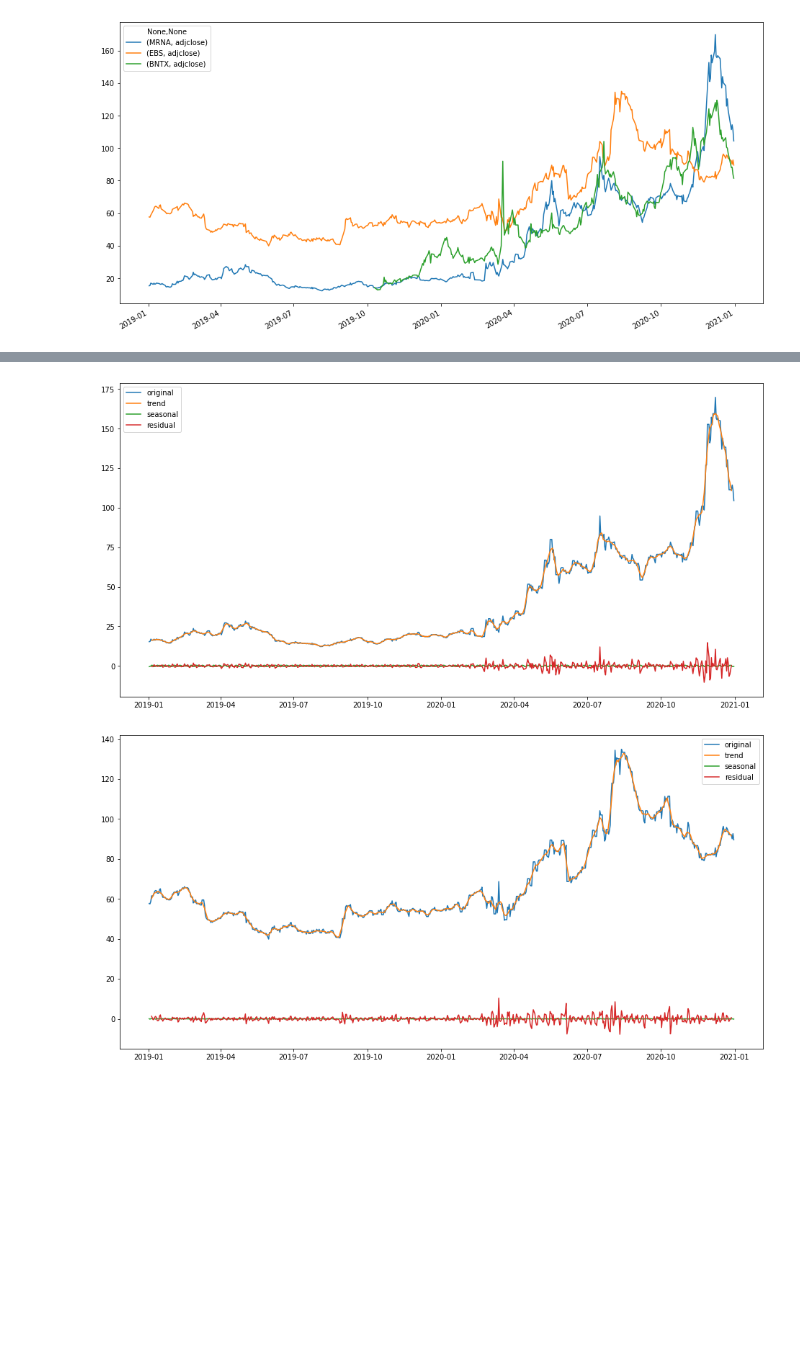
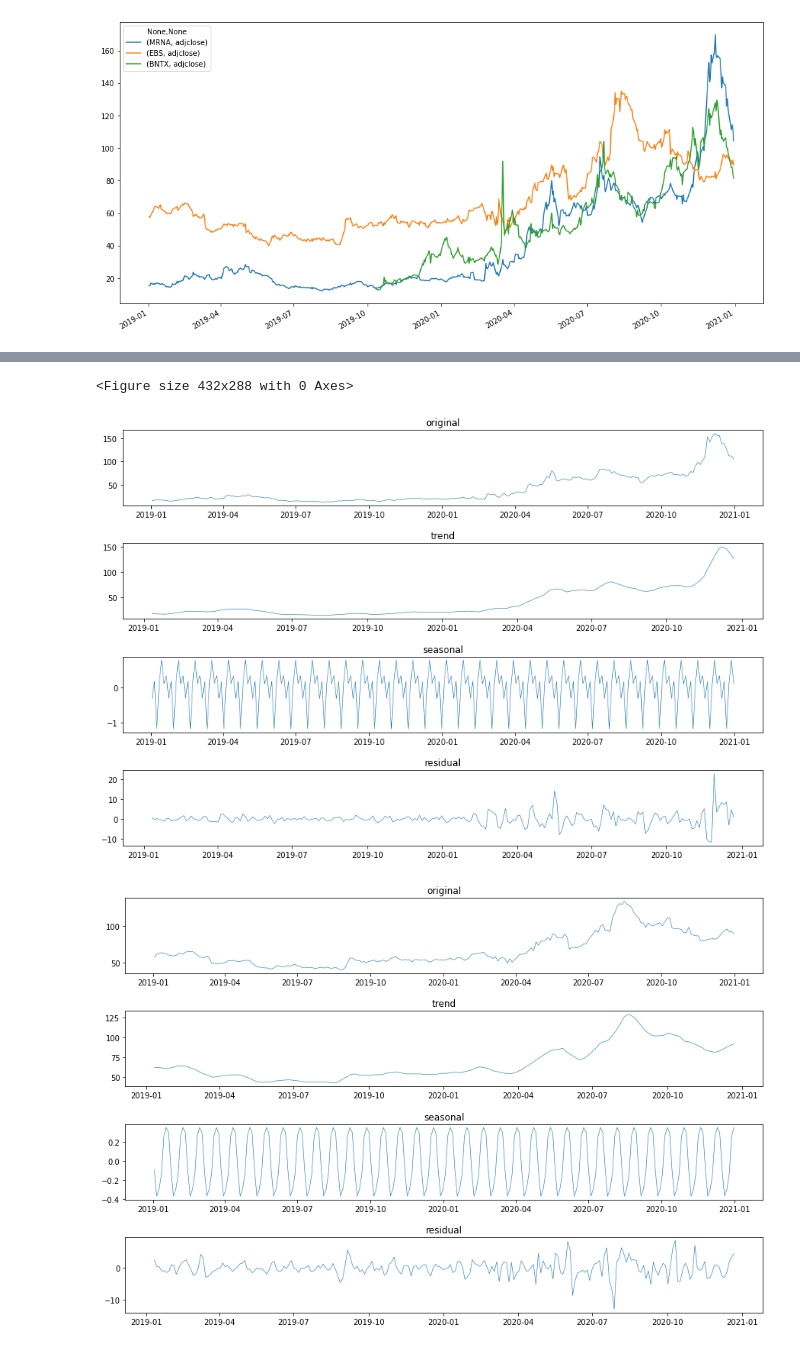
Before and after one commit to takyaC/Finance, a Jupyter notebook: PriceData.ipynb, the cells around one changed output, grey strips where cells are left out. Drawn from its saved outputs; the diff is of its cells as text; code cells hidden in the pictures; blank space fills up the shorter version.

```diff
--- a/PriceData.ipynb
+++ b/PriceData.ipynb
@@ -89,15 +90,15 @@ index = 0
 for ticker in tickers:
     try:
        data = price_data_of_ticker[index].loc[: , ["adjclose"]]
-       print(data)
+       # print(data)
 
        # 日単位
-       data = data.asfreq(freq='D', method='bfill')
-       # print(data)
+       data = data.asfreq(freq='3D', method='bfill')
+       print(data)
 
        # 週単位
        # https://note.nkmk.me/python-pandas-time-series-resample-asfreq/
-      #  data = data.resample('W').first()
+      #  data = data.resample('3D').first().bfill()
 
        res = sm.tsa.seasonal_decompose(data)
        original = data
@@ -105,15 +106,29 @@ for ticker in tickers:
        seasonal = res.seasonal
        residual = res.resid
 
-       plt.figure(figsize=(16, 8))
-       plt.plot(original, label="original")
-       plt.plot(trend, label="trend")
-       plt.plot(seasonal, label="seasonal")
-       plt.plot(residual, label="residual")
-       plt.legend()
+       plt.subplots_adjust(hspace=0.5)
+       plt.figure(figsize=(15, 10))
+       plt.subplot(411)
+
+       plt.plot(original, lw=.6)
+       plt.title("original")
+       plt.subplot(412)
+
+       plt.plot(trend, lw=.6)
+       plt.title("trend")
+       plt.subplot(413)
+
+       plt.plot(seasonal, lw=.6)
+       plt.title("seasonal")
+       plt.subplot(414)
+
+       plt.plot(residual, lw=.6)
+       plt.title("residual")
+       plt.subplot(415)
+
 
     except BaseException as be:
-      print("error", be)
+      print("error:", be)
 
     finally:
       index+=1
@@ -138,2 +153,3 @@ for ticker in tickers:
+<Figure size 432x288 with 0 Axes>
-[figure, old version]
+[figure, new version]
-[figure, old version]
+[figure, new version]
```
Also changed, not shown: parts of 4 cells of this notebook.
